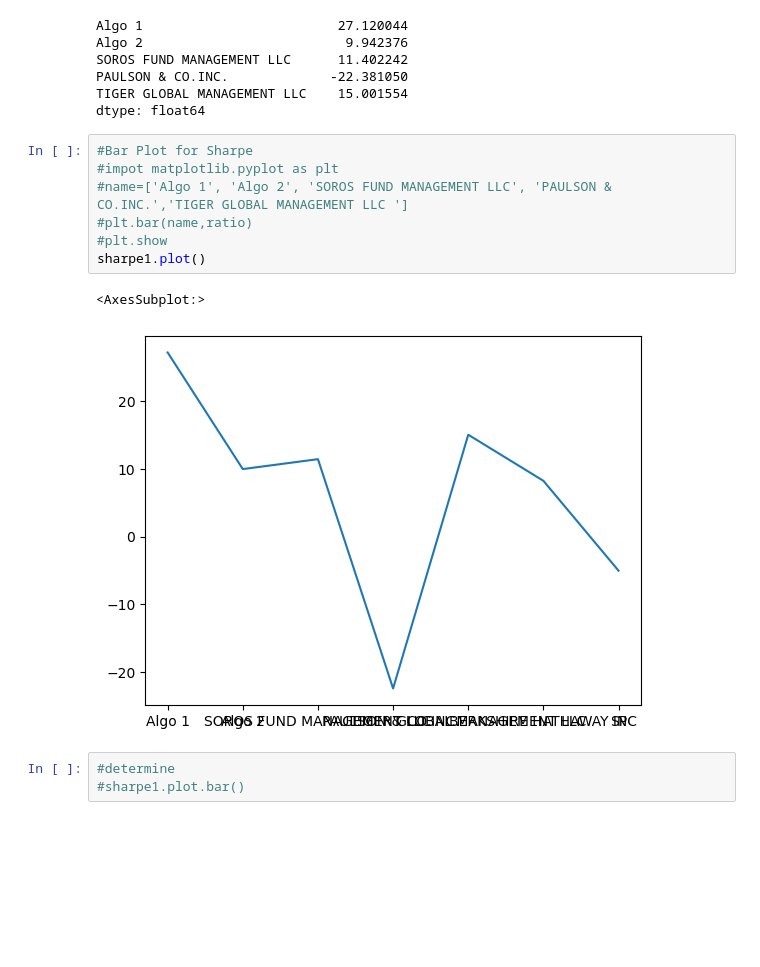
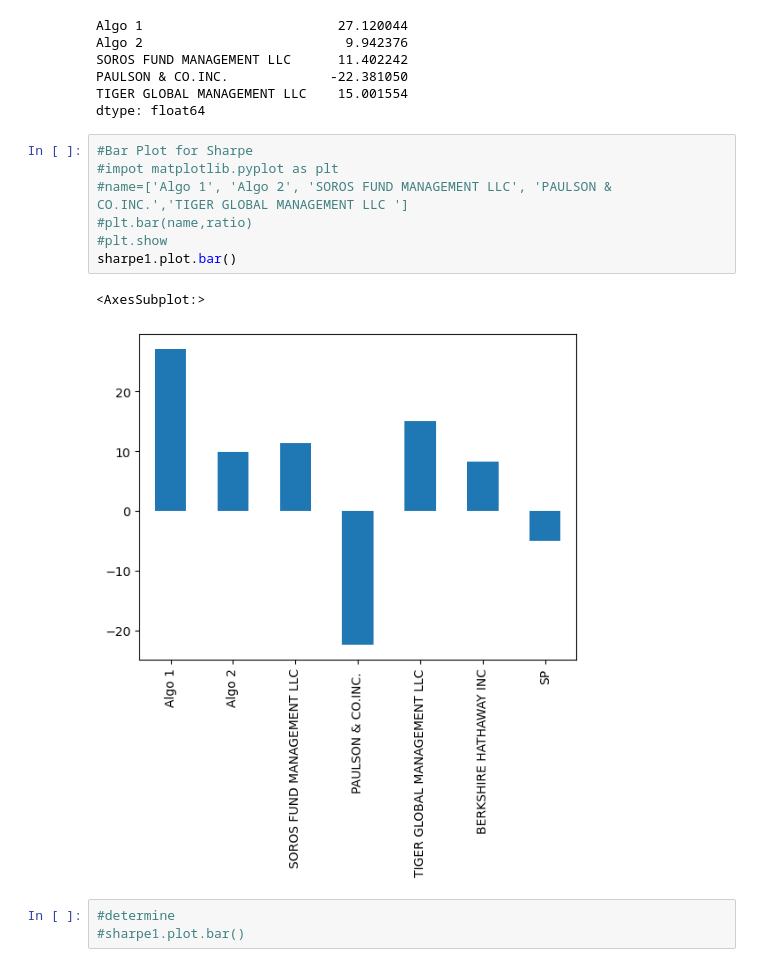
Before and after one commit to D1LD/Week4, a Jupyter notebook: week4 homework0001.ipynb, the cells around one changed output. Saved outputs shown, nothing was run; the diff lists cells and outputs as text; blank space fills up the shorter version.

```diff
--- a/week4 homework0001.ipynb
+++ b/week4 homework0001.ipynb
@@ -302,13 +311,13 @@ dtype: float64
 # %%
 #Bar Plot for Sharpe
 #impot matplotlib.pyplot as plt
 #name=['Algo 1', 'Algo 2', 'SOROS FUND MANAGEMENT LLC', 'PAULSON & CO.INC.','TIGER GLOBAL MANAGEMENT LLC ']
 #plt.bar(name,ratio)
 #plt.show
-sharpe1.plot()
+sharpe1.plot.bar()
 # %% [output]
 <AxesSubplot:>
-[figure, old version]
+[figure, new version]
 # %%
 #determine
 #sharpe1.plot.bar()
```
Also changed, not shown: parts of 3 cells of this notebook.
